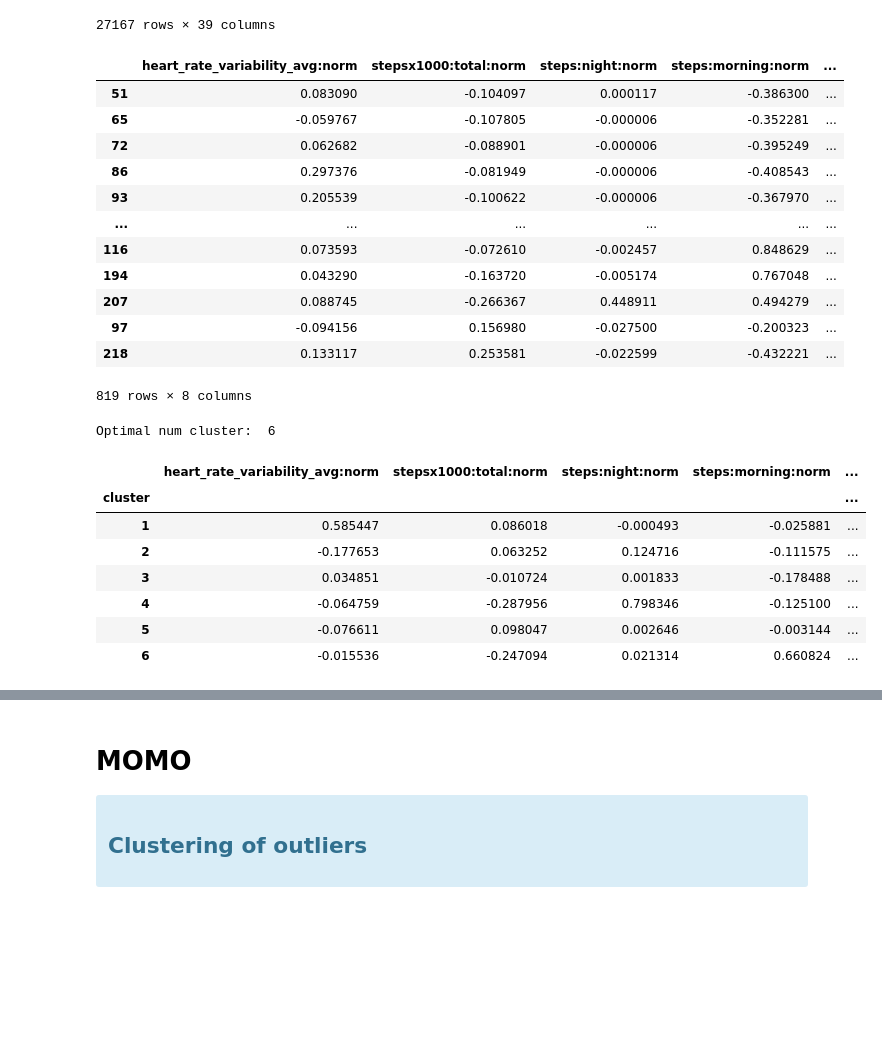
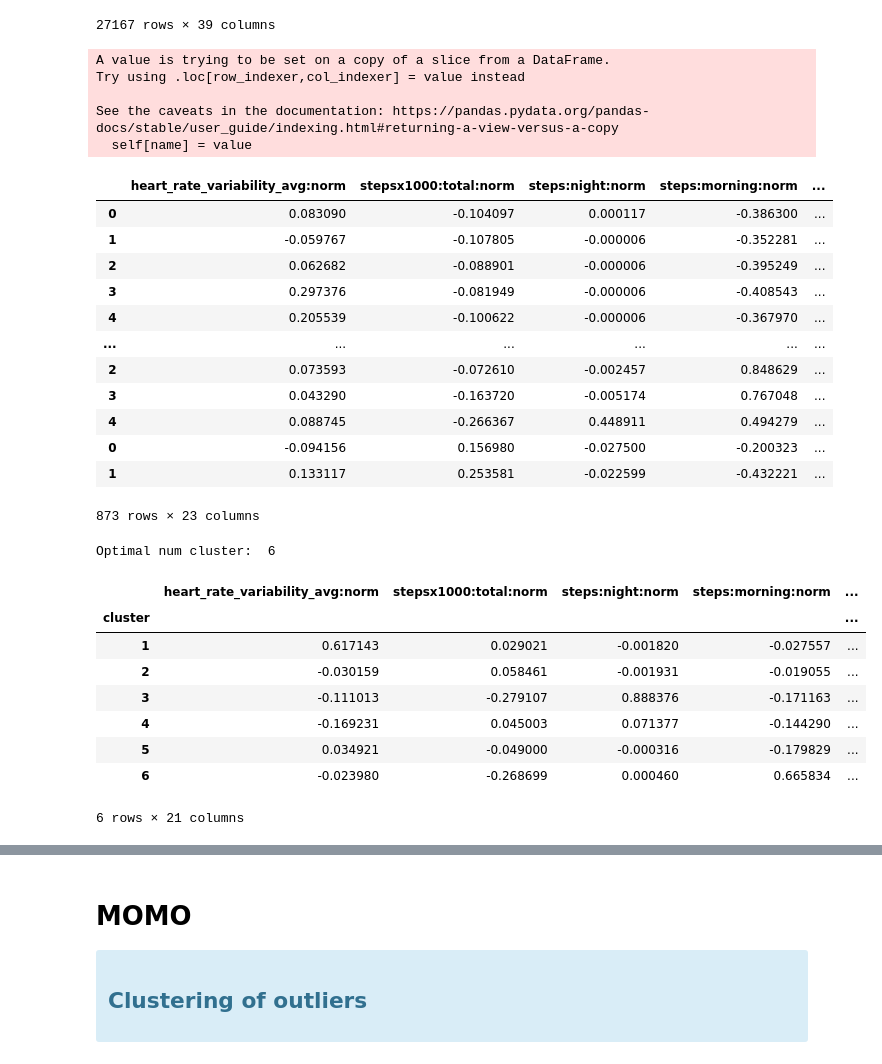
Before and after one commit to digitraceslab/digirhythm, a Jupyter notebook: analysis/outliers_clustering.ipynb, the cells around one changed output, grey strips where cells are left out. Cells and saved outputs as stored; diff of their text form; code cells hidden in the pictures; blank space fills up the shorter version.

```diff
--- a/analysis/outliers_clustering.ipynb
+++ b/analysis/outliers_clustering.ipynb
@@ -73,6 +105,7 @@ behaviour_df
 # %%
 # Outliers - Days deviating the most from baseline
-def outliers(similarity, thres=1.85):
+thres = 1.85
+def outliers(similarity, thres):
     # Calculate mean and standard deviation
     mean = similarity.mean()
     std_dev = similarity.std()
@@ -105,38 +138,57 @@ behaviour_df
 # Convert to vector of difference from the means
 
 mean_diff = pd.DataFrame()
+outliers_behav_df = pd.DataFrame()
+sample_survey = survey_df[['subject_id', 'age','gender','occupation','origin',  'PSS','Stress level', 'PHQ', 'PSQI', 'month',  'BIG5_Extraversion',
+ 'BIG5_Agreeableness',
+ 'BIG5_Conscientiousness',
+ 'BIG5_Neuroticism',
+ 'BIG5_Openness']]
+sample_survey.subject_id = sample_survey.subject_id.astype(int)
 
 for uid in similarity_baseline_si.index.unique():
+
     s_si = similarity_baseline_si.loc[uid].dropna()
-    outliers_indices = outliers(s_si)
+    outliers_indices = outliers(s_si, thres)
 
     outliers_behav = (
         behaviour_df[behaviour_df.subject_id == int(uid)]
         .reset_index()
         .iloc[outliers_indices]
     )
+    outliers_behav.date = pd.to_datetime(outliers_behav.date)
     sample_baseline = baseline_df[baseline_df.index == int(uid)]
+    month = outliers_behav.date.dt.month
 
     diff_df = outliers_behav[FEATURES] - sample_baseline[FEATURES].values
+    diff_df['subject_id'] = int(uid)
+    diff_df['month'] = month
+    diff_df = diff_df.merge(sample_survey, on=['subject_id','month'], how='left')
 
     mean_diff = pd.concat([mean_diff, diff_df])
+    outliers_behav_df = pd.concat([outliers_behav_df, outliers_behav])
 
-mean_diff.dropna(inplace=True)
+mean_diff.dropna(subset=FEATURES, inplace=True)
 mean_diff
 # %% [output]
+A value is trying to be set on a copy of a slice from a DataFrame.
+Try using .loc[row_indexer,col_indexer] = value instead
+
+See the caveats in the documentation: https://pandas.pydata.org/pandas-docs/stable/user_guide/indexing.html#returning-a-view-versus-a-copy
+  self[name] = value
 |  | heart_rate_variability_avg:norm | stepsx1000:total:norm | steps:night:norm | steps:morning:norm | ... |
-| 51 | 0.083090 | -0.104097 | 0.000117 | -0.386300 | ... |
-| 65 | -0.059767 | -0.107805 | -0.000006 | -0.352281 | ... |
-| 72 | 0.062682 | -0.088901 | -0.000006 | -0.395249 | ... |
-| 86 | 0.297376 | -0.081949 | -0.000006 | -0.408543 | ... |
-| 93 | 0.205539 | -0.100622 | -0.000006 | -0.367970 | ... |
+| 0 | 0.083090 | -0.104097 | 0.000117 | -0.386300 | ... |
+| 1 | -0.059767 | -0.107805 | -0.000006 | -0.352281 | ... |
+| 2 | 0.062682 | -0.088901 | -0.000006 | -0.395249 | ... |
+| 3 | 0.297376 | -0.081949 | -0.000006 | -0.408543 | ... |
+| 4 | 0.205539 | -0.100622 | -0.000006 | -0.367970 | ... |
 | ... | ... | ... | ... | ... | ... |
-| 116 | 0.073593 | -0.072610 | -0.002457 | 0.848629 | ... |
-| 194 | 0.043290 | -0.163720 | -0.005174 | 0.767048 | ... |
-| 207 | 0.088745 | -0.266367 | 0.448911 | 0.494279 | ... |
-| 97 | -0.094156 | 0.156980 | -0.027500 | -0.200323 | ... |
-| 218 | 0.133117 | 0.253581 | -0.022599 | -0.432221 | ... |
+| 2 | 0.073593 | -0.072610 | -0.002457 | 0.848629 | ... |
+| 3 | 0.043290 | -0.163720 | -0.005174 | 0.767048 | ... |
+| 4 | 0.088745 | -0.266367 | 0.448911 | 0.494279 | ... |
+| 0 | -0.094156 | 0.156980 | -0.027500 | -0.200323 | ... |
+| 1 | 0.133117 | 0.253581 | -0.022599 | -0.432221 | ... |
-819 rows × 8 columns
+873 rows × 23 columns
 # %%
 from sklearn.metrics import silhouette_score
 
@@ -152,10 +204,10 @@ for i in range(2, 11):
         n_init=10,  # Choose how often algorithm will run with different centroid
         random_state=0,
     )  # Choose random state for reproducibility
-    labels = model.fit_predict(mean_diff)
+    labels = model.fit_predict(mean_diff[FEATURES])
 
     # Silhouette Index
-    silhouette_avg = silhouette_score(mean_diff, labels)
+    silhouette_avg = silhouette_score(mean_diff[FEATURES], labels)
     silhouette_scores.append(silhouette_avg)
 
 # Determine optimal cluster number using maximum Silhouette score and maximum Dunn index
@@ -166,34 +218,23 @@ Optimal num cluster:  6
 # %%
 kmeans = KMeans(
     n_clusters=optimal_clusters_silhouette,  # Set amount of clusters
     init="k-means++",  # Initialization method for kmeans
     max_iter=300,  # Maximum number of iterations
     n_init=10,  # Choose how often algorithm will run with different centroid
     random_state=seed,
 )  # Choose random state for reproducibility
 
 pred_y = kmeans.fit_predict(mean_diff[FEATURES])
 
 mean_diff["cluster"] = kmeans.labels_ + 1
-mean_diff.groupby("cluster").mean()
-
-# Denote
-
-# Daily clusters
-# 0: Night-active individuals with less day activity and later sleep midpoint.
-# 1: Morning-active individuals with earlier sleep times.
-# 2: Afternoon-active individuals with higher overall activity and variability.
-# 3:Evening-active individuals with increased HRV
-
-# Weekly clusters - Pattern
-# 0:
-# 1: Significantly reduce steps count, increased hrv
+mean_diff.groupby("cluster").median()
 # %% [output]
 |  | heart_rate_variability_avg:norm | stepsx1000:total:norm | steps:night:norm | steps:morning:norm | ... |
 | cluster |  |  |  |  | ... |
-| 1 | 0.585447 | 0.086018 | -0.000493 | -0.025881 | ... |
-| 2 | -0.177653 | 0.063252 | 0.124716 | -0.111575 | ... |
-| 3 | 0.034851 | -0.010724 | 0.001833 | -0.178488 | ... |
-| 4 | -0.064759 | -0.287956 | 0.798346 | -0.125100 | ... |
-| 5 | -0.076611 | 0.098047 | 0.002646 | -0.003144 | ... |
-| 6 | -0.015536 | -0.247094 | 0.021314 | 0.660824 | ... |
+| 1 | 0.617143 | 0.029021 | -0.001820 | -0.027557 | ... |
+| 2 | -0.030159 | 0.058461 | -0.001931 | -0.019055 | ... |
+| 3 | -0.111013 | -0.279107 | 0.888376 | -0.171163 | ... |
+| 4 | -0.169231 | 0.045003 | 0.071377 | -0.144290 | ... |
+| 5 | 0.034921 | -0.049000 | -0.000316 | -0.179829 | ... |
+| 6 | -0.023980 | -0.268699 | 0.000460 | 0.665834 | ... |
+6 rows × 21 columns
```
Also changed, not shown: parts of 11 cells of this notebook, 13 other files.
